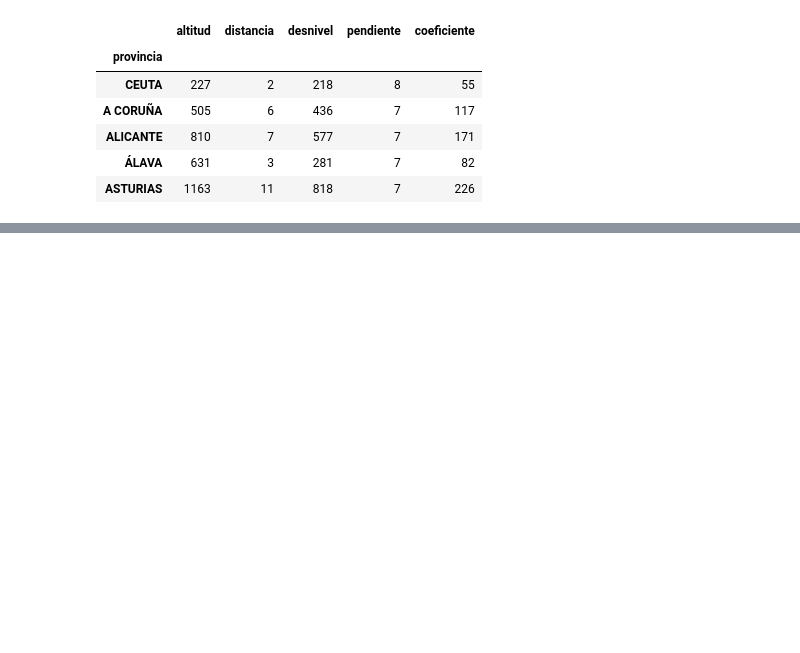
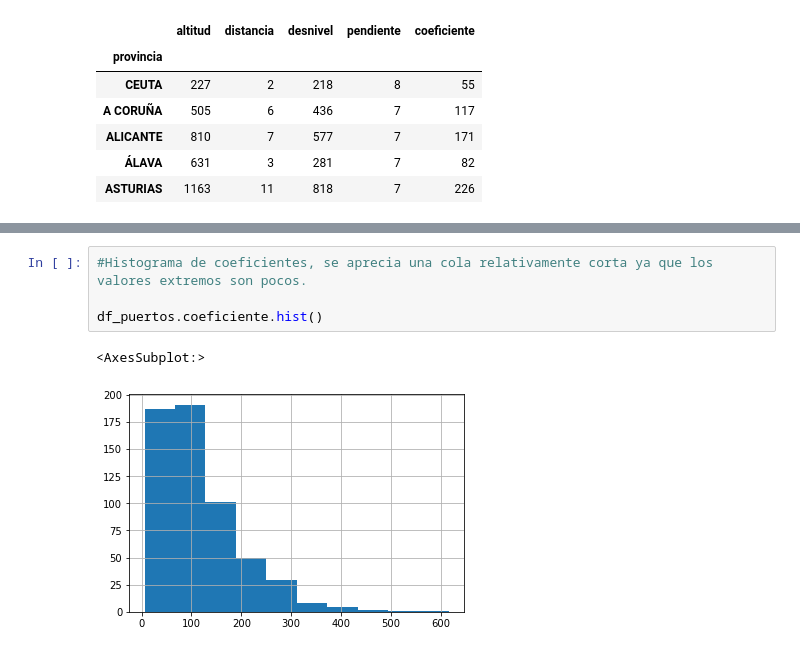
Before and after one commit to ironhack-bcn-data-pt/PR03-project-web, a Jupyter notebook: scraping_altimetrias.ipynb, the cells around one changed output, grey strips where cells are left out. Saved outputs shown, nothing was run; the diff lists cells and outputs as text; blank space fills up the shorter version.

```diff
--- a/scraping_altimetrias.ipynb
+++ b/scraping_altimetrias.ipynb
@@ -469,0 +478,7 @@ df_provincias.sort_values('coeficiente', ascending=False).head()
+# %%
+#Histograma de coeficientes, se aprecia una cola relativamente corta ya que los valores extremos son pocos.
+
+df_puertos.coeficiente.hist()
+# %% [output]
+<AxesSubplot:>
+[figure, added]
```
Also changed, not shown: parts of 4 cells of this notebook, 2 other files.
